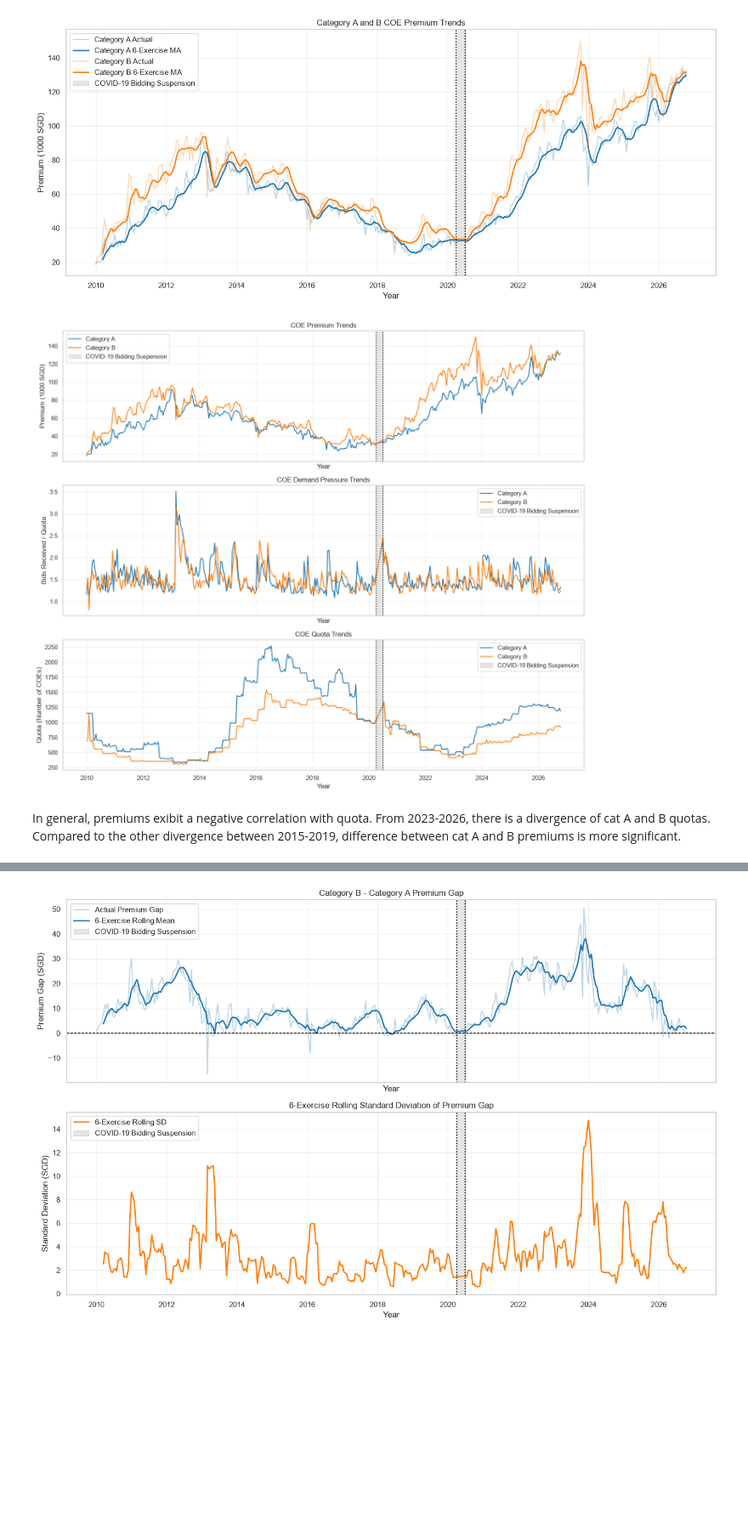
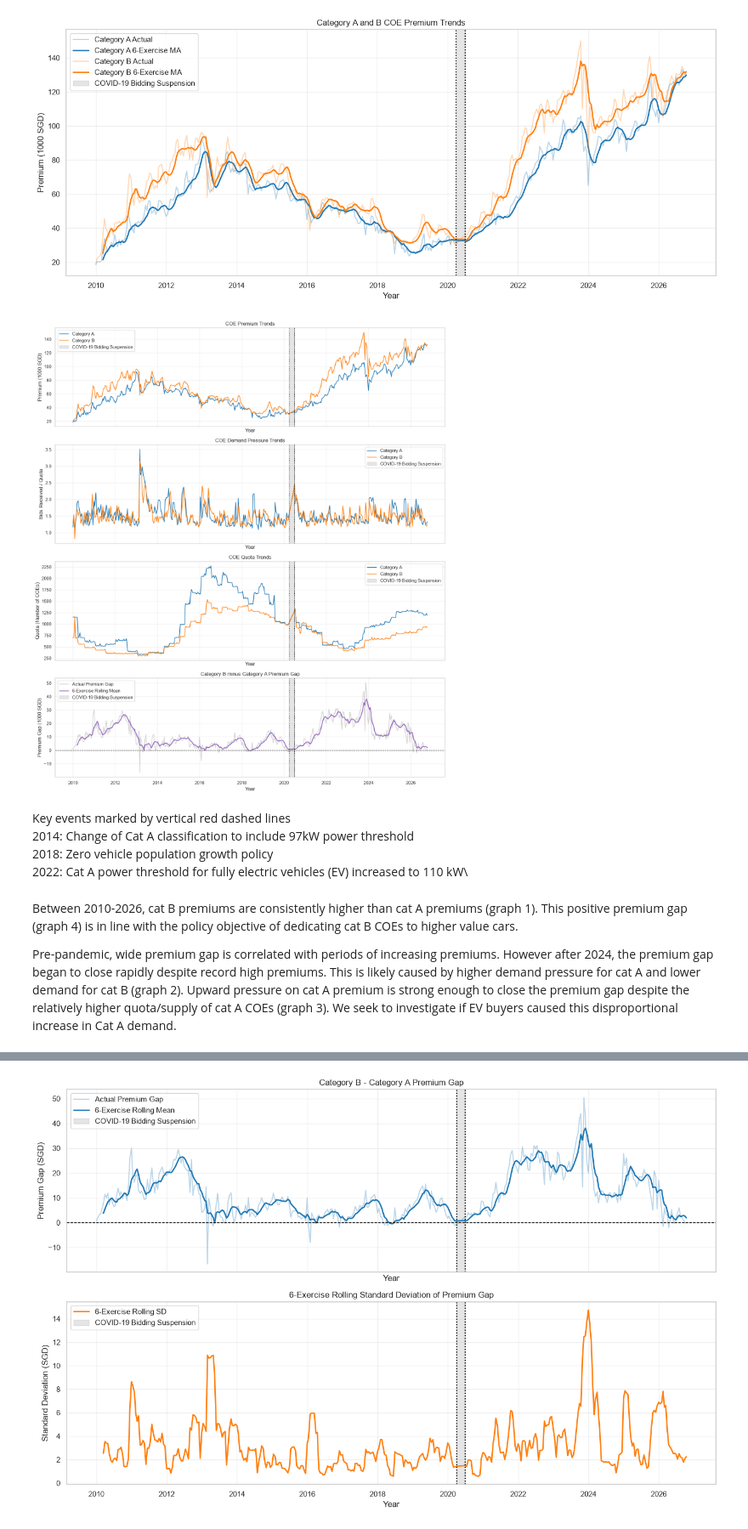
Before and after one commit to XiongZirui/mixue, a Jupyter notebook: main.ipynb, the cells around one changed output, grey strips where cells are left out. Shown at 85% size. Saved outputs shown, nothing was run; the diff lists cells and outputs as text; code cells hidden in the pictures; blank space fills up the shorter version.

Commit message:
policy eval

```diff
--- a/main.ipynb
+++ b/main.ipynb
@@ -608,6 +608,7 @@ plt.show()
 # %% [output]
 [figure]
 # %%
+
 def plot_pressure_premium(df, annotations=True):
 
     df = df.copy()
@@ -622,12 +623,21 @@ def plot_pressure_premium(df, annotations=True):
             )
         )
 
-    df = df.sort_values("plot_date")
+    df = df.sort_values("plot_date").reset_index(drop=True)
 
-    # Create three vertically stacked plots
+    # Calculate premium gap and 6-exercise rolling mean
+    df["gap"] = df["premium_B"] - df["premium_A"]
+
+    df["gap_ma6"] = (
+        df["gap"]
+        .rolling(window=6, min_periods=6)
+        .mean()
+    )
+
+    # Create four vertically stacked plots
     fig, axes = plt.subplots(
-        3, 1,
-        figsize=(14, 12),
+        4, 1,
+        figsize=(14, 16),
         sharex=True
     )
 
@@ -642,36 +652,82 @@ def plot_pressure_premium(df, annotations=True):
         ("quota", "COE Quota Trends", "Quota (Number of COEs)")
     ]
 
+    # Plots 1–3: Premium, pressure and quota
     for i, (variable, title, ylabel) in enumerate(variables):
 
         for category in ["A", "B"]:
             axes[i].plot(
                 df["plot_date"],
                 df[f"{variable}_{category}"],
                 color=colors[category],
                 linewidth=1.5,
                 label=f"Category {category}"
             )
 
         axes[i].set(
             title=title,
             ylabel=ylabel
         )
 
         if annotations:
             add_annotations(axes[i])
 
         axes[i].legend()
 
+    # Plot 4: Premium gap and rolling mean
+    ax_gap = axes[3]
+
+    ax_gap.plot(
+        df["plot_date"],
+        df["gap"],
+        color="tab:gray",
+        alpha=0.35,
+        label="Actual Premium Gap"
+    )
+
+    ax_gap.plot(
+        df["plot_date"],
+        df["gap_ma6"],
+        color="tab:purple",
+        linewidth=2,
+        label="6-Exercise Rolling Mean"
+    )
+
+    ax_gap.axhline(
+        0,
+        color="black",
+        linestyle="--",
+        linewidth=1
+    )
+
+    ax_gap.set(
+        title="Category B minus Category A Premium Gap",
+        ylabel="Premium Gap (1000 SGD)"
+    )
+
+    if annotations:
+        add_annotations(ax_gap)
+
+    ax_gap.legend()
+
     axes[-1].set_xlabel("Year")
 
     plt.tight_layout()
 
     return fig, axes
 
+
+# Generate combined plots
 fig, axes = plot_pressure_premium(coe_wide)
 plt.show()
 # %% [output]
-[figure, old version]
+[figure, new version]
+# %% [markdown]
+Key events marked by vertical red dashed lines\
+2014: Change of Cat A classification to include 97kW power threshold\
+2018: Zero vehicle population growth policy\
+2022: Cat A power threshold for fully electric vehicles (EV) increased to 110 kW\
 # %% [markdown]
-In general, premiums exibit a negative correlation with quota. From 2023-2026, there is a divergence of cat A and B quotas. Compared to the other divergence between 2015-2019, difference between cat A and B premiums is more significant.
+Between 2010-2026, cat B premiums are consistently higher than cat A premiums (graph 1). This positive premium gap (graph 4) is in line with the policy objective of dedicating cat B COEs to higher value cars.
+
+Pre-pandemic, wide premium gap is correlated with periods of increasing premiums. However after 2024, the premium gap began to close rapidly despite record high premiums. This is likely caused by higher demand pressure for cat A and lower demand for cat B (graph 2). Upward pressure on cat A premium is strong enough to close the premium gap despite the relatively higher quota/supply of cat A COEs (graph 3). We seek to investigate if EV buyers caused this disproportional increase in Cat A demand.
```
Also changed, not shown: parts of 43 cells of this notebook.
